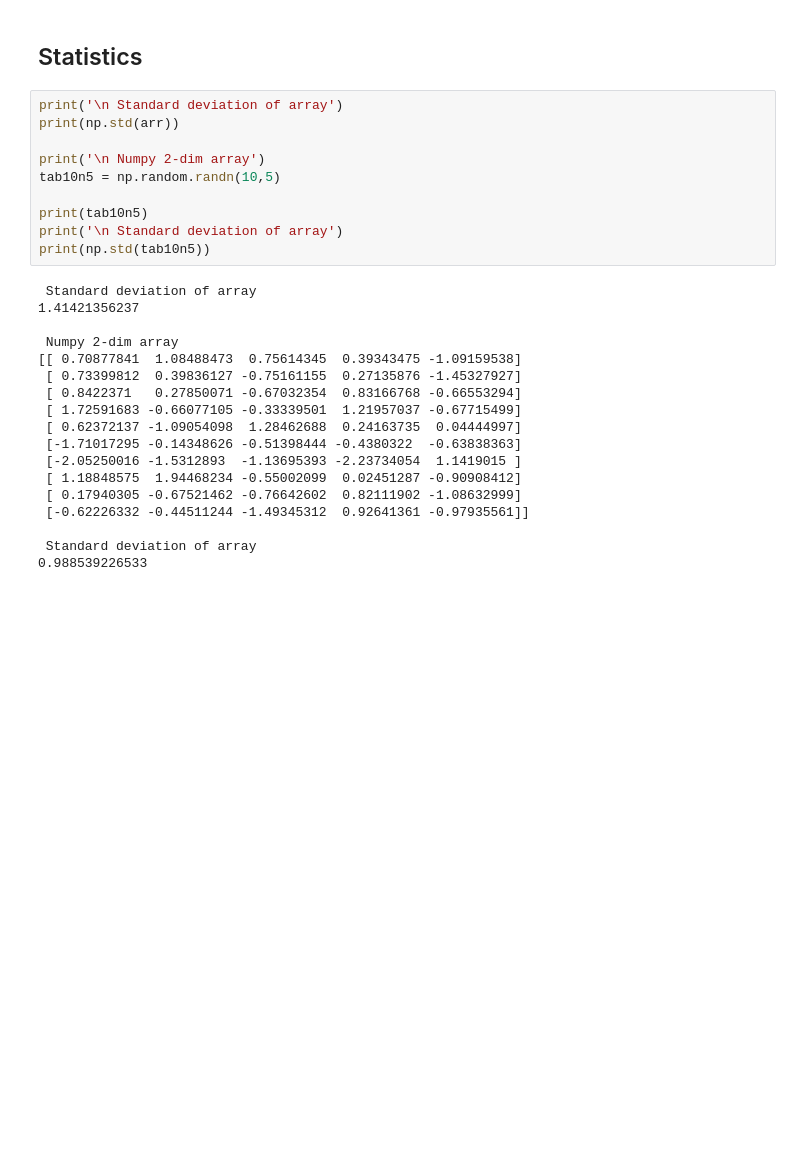
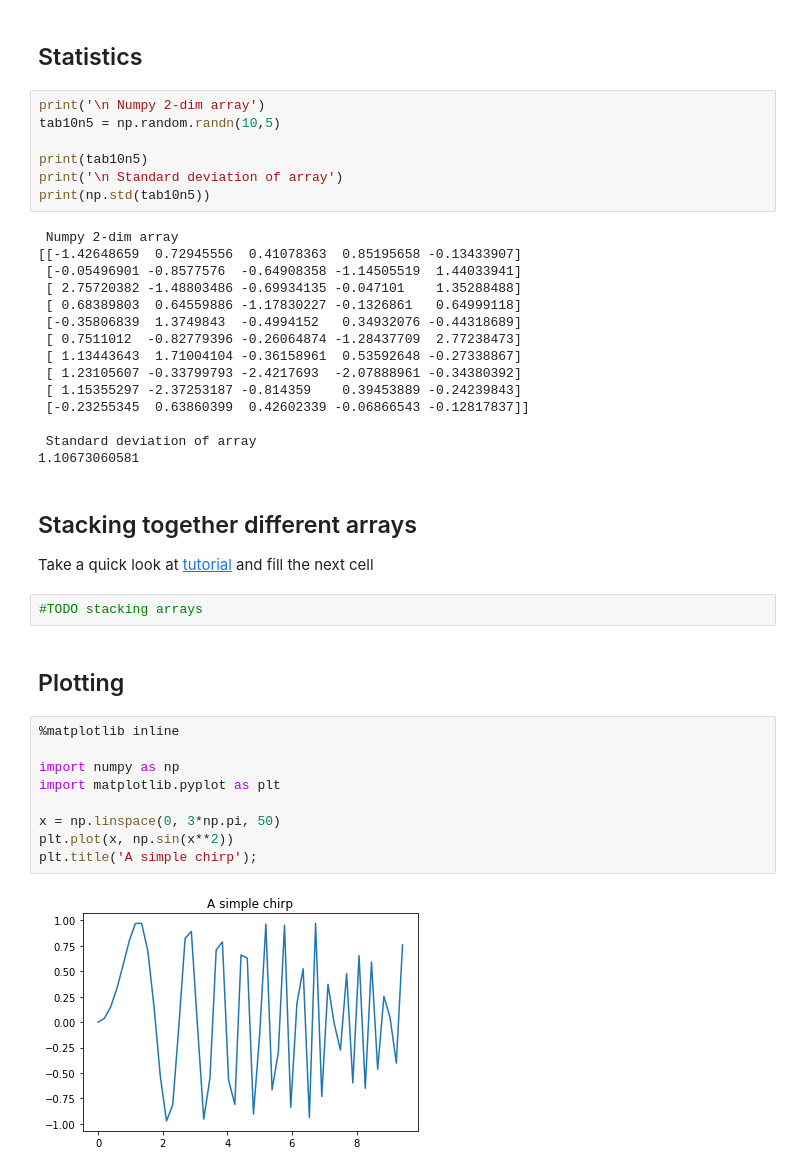
Before and after one commit to tstokrk/bme-data-exp, a Jupyter notebook: dataexp.ipynb, the cells around one changed output. Saved outputs shown, nothing was run; the diff lists cells and outputs as text; blank space fills up the shorter version.

```diff
--- a/dataexp.ipynb
+++ b/dataexp.ipynb
@@ -59,9 +167,6 @@ print(array2D)
 # %% [markdown]
 ## Statistics
 # %%
-print('\n Standard deviation of array')
-print(np.std(arr))
-
 print('\n Numpy 2-dim array')
 tab10n5 = np.random.randn(10,5)
 
@@ -69,20 +174,37 @@ print(tab10n5)
 print('\n Standard deviation of array')
 print(np.std(tab10n5))
 # %% [output]
- Standard deviation of array
-1.41421356237
-
  Numpy 2-dim array
-[[ 0.70877841  1.08488473  0.75614345  0.39343475 -1.09159538]
- [ 0.73399812  0.39836127 -0.75161155  0.27135876 -1.45327927]
- [ 0.8422371   0.27850071 -0.67032354  0.83166768 -0.66553294]
- [ 1.72591683 -0.66077105 -0.33339501  1.21957037 -0.67715499]
- [ 0.62372137 -1.09054098  1.28462688  0.24163735  0.04444997]
- [-1.71017295 -0.14348626 -0.51398444 -0.4380322  -0.63838363]
- [-2.05250016 -1.5312893  -1.13695393 -2.23734054  1.1419015 ]
- [ 1.18848575  1.94468234 -0.55002099  0.02451287 -0.90908412]
- [ 0.17940305 -0.67521462 -0.76642602  0.82111902 -1.08632999]
- [-0.62226332 -0.44511244 -1.49345312  0.92641361 -0.97935561]]
+[[-1.42648659  0.72945556  0.41078363  0.85195658 -0.13433907]
+ [-0.05496901 -0.8577576  -0.64908358 -1.14505519  1.44033941]
+ [ 2.75720382 -1.48803486 -0.69934135 -0.047101    1.35288488]
+ [ 0.68389803  0.64559886 -1.17830227 -0.1326861   0.64999118]
+ [-0.35806839  1.3749843  -0.4994152   0.34932076 -0.44318689]
+ [ 0.7511012  -0.82779396 -0.26064874 -1.28437709  2.77238473]
+ [ 1.13443643  1.71004104 -0.36158961  0.53592648 -0.27338867]
+ [ 1.23105607 -0.33799793 -2.4217693  -2.07888961 -0.34380392]
+ [ 1.15355297 -2.37253187 -0.814359    0.39453889 -0.24239843]
+ [-0.23255345  0.63860399  0.42602339 -0.06866543 -0.12817837]]
 
  Standard deviation of array
-0.988539226533
+1.10673060581
+# %% [markdown]
+## Stacking together different arrays
+
+Take a quick look at [tutorial](https://docs.scipy.org/doc/numpy-dev/user/quickstart.html)
+and fill the next cell
+# %%
+#TODO stacking arrays
+# %% [markdown]
+## Plotting
+# %%
+%matplotlib inline
+
+import numpy as np
+import matplotlib.pyplot as plt
+
+x = np.linspace(0, 3*np.pi, 50)
+plt.plot(x, np.sin(x**2))
+plt.title('A simple chirp');
+# %% [output]
+[figure, added]
```
Also changed, not shown: parts of 14 cells of this notebook.
